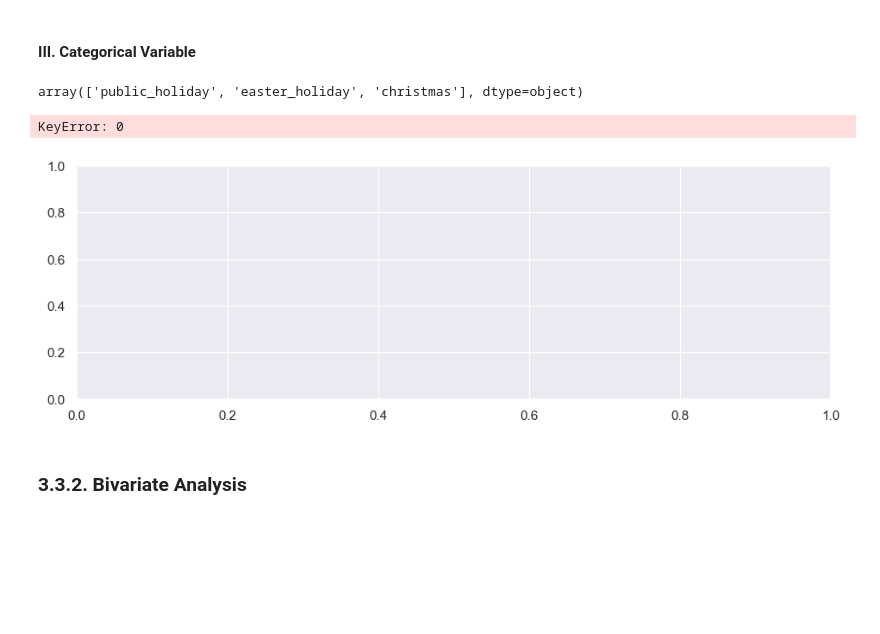
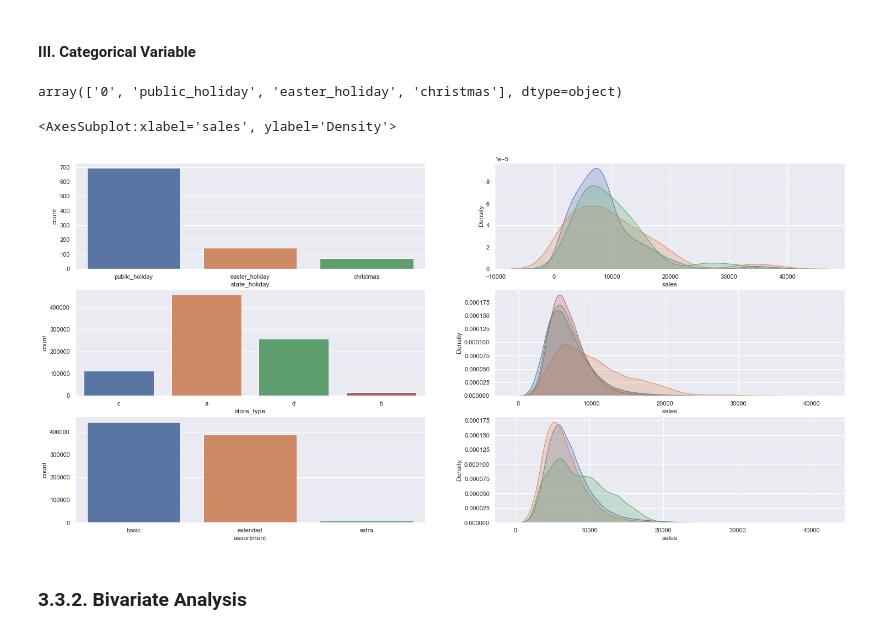
Before and after one commit to bpuppim/Rossmann-Forecast, a Jupyter notebook: Rossmann.ipynb, the cells around one changed output. Cells and saved outputs as stored; diff of their text form; code cells hidden in the pictures; blank space fills up the shorter version.

```diff
--- a/Rossmann.ipynb
+++ b/Rossmann.ipynb
@@ -178,8 +178,8 @@ Populating the interactive namespace from numpy and matplotlib
 ## III. Load Dataset
 # %%
 # Load dataset
-df_sales_raw = pd.read_csv('data/train.csv', low_memory=False)
-df_store_raw = pd.read_csv('data/store.csv', low_memory=False)
+df_sales_raw = pd.read_csv('/Users/puppim/Documents/GitHub/Data-Science-Portifolio/Rossmann_Prediction/AWS_pred/data/train.csv', low_memory=False)
+df_store_raw = pd.read_csv('/Users/puppim/Documents/GitHub/Data-Science-Portifolio/Rossmann_Prediction/AWS_pred/data/store.csv', low_memory=False)
 
 # merge
 df_raw = pd.merge(df_sales_raw ,df_store_raw ,how='left', on='Store')
@@ -513,6 +511,8 @@ df3.head()
 df3 = df3.drop( ['customers','open','promo_interval','month_map'], axis = 1 )
 # %% [markdown]
 ## 3.3. Exploratory Analisys
+# %%
+df3_3 = df3.copy()
 # %% [markdown]
 ### 3.3.1. Univariate Analysis
 # %% [markdown]
@@ -530,42 +534,41 @@ num_attributes.hist( bins=25 );
 [figure]
 # %% [markdown]
 #### III. Categorical Variable
-# %%
-df3['state_holiday'].unique()
-a['state_holiday'].unique()
-# %% [output]
-array(['public_holiday', 'easter_holiday', 'christmas'], dtype=object)
+# %%
+df3_3['state_holiday'].unique()
+# %% [output]
+array(['0', 'public_holiday', 'easter_holiday', 'christmas'], dtype=object)
 # %%
 # state_holiday
 plt.subplot( 3, 2, 1 )
-a = df3[df3['state_holiday'] != '0']
+a = df3_3[df3_3['state_holiday'] != '0']
 sns.countplot( a['state_holiday'] )
 
 plt.subplot( 3, 2, 2 )
-sns.kdeplot( a[a['state_holiday'] == 'public_holiday']['sales'], label='public_holiday', shade=True )
-sns.kdeplot( a[a['state_holiday'] == 'easter_holiday']['sales'], label='easter_holiday', shade=True )
-sns.kdeplot( a[a['state_holiday'] == 'christmas']['sales'], label='christmas', shade=True )
+sns.kdeplot( df3_3[df3_3['state_holiday'] == 'public_holiday']['sales'], label='public_holiday', shade=True )
+sns.kdeplot( df3_3[df3_3['state_holiday'] == 'easter_holiday']['sales'], label='easter_holiday', shade=True )
+sns.kdeplot( df3_3[df3_3['state_holiday'] == 'christmas']['sales'], label='christmas', shade=True )
 
 # store_type
 plt.subplot( 3, 2, 3 )
-sns.countplot( a['store_type'] )
+sns.countplot( df3_3['store_type'] )
 
 plt.subplot( 3, 2, 4 )
-sns.kdeplot( a[a['store_type'] == 'a']['sales'], label='a', shade=True )
-sns.kdeplot( a[a['store_type'] == 'b']['sales'], label='b', shade=True )
-sns.kdeplot( a[a['store_type'] == 'c']['sales'], label='c', shade=True )
-sns.kdeplot( a[a['store_type'] == 'd']['sales'], label='d', shade=True )
+sns.kdeplot( df3_3[df3_3['store_type'] == 'a']['sales'], label='a', shade=True )
+sns.kdeplot( df3_3[df3_3['store_type'] == 'b']['sales'], label='b', shade=True )
+sns.kdeplot( df3_3[df3_3['store_type'] == 'c']['sales'], label='c', shade=True )
+sns.kdeplot( df3_3[df3_3['store_type'] == 'd']['sales'], label='d', shade=True )
 
 # assortment
 plt.subplot( 3, 2, 5 )
-sns.countplot( a['assortment'] )
+sns.countplot( df3_3['assortment'] )
 
 plt.subplot( 3, 2, 6 )
-sns.kdeplot( a[a['assortment'] == 'extended']['sales'], label='extended', shade=True )
-sns.kdeplot( a[a['assortment'] == 'basic']['sales'], label='basic', shade=True )
-sns.kdeplot( a[a['assortment'] == 'extra']['sales'], label='extra', shade=True )
+sns.kdeplot( df3_3[df3_3['assortment'] == 'extended']['sales'], label='extended', shade=True )
+sns.kdeplot( df3_3[df3_3['assortment'] == 'basic']['sales'], label='basic', shade=True )
+sns.kdeplot( df3_3[df3_3['assortment'] == 'extra']['sales'], label='extra', shade=True )
 # %% [output]
-KeyError: 0
+<AxesSubplot:xlabel='sales', ylabel='Density'>
-[figure, old version]
+[figure, new version]
 # %% [markdown]
 ### 3.3.2. Bivariate Analysis
```
Also changed, not shown: parts of 56 cells of this notebook.
